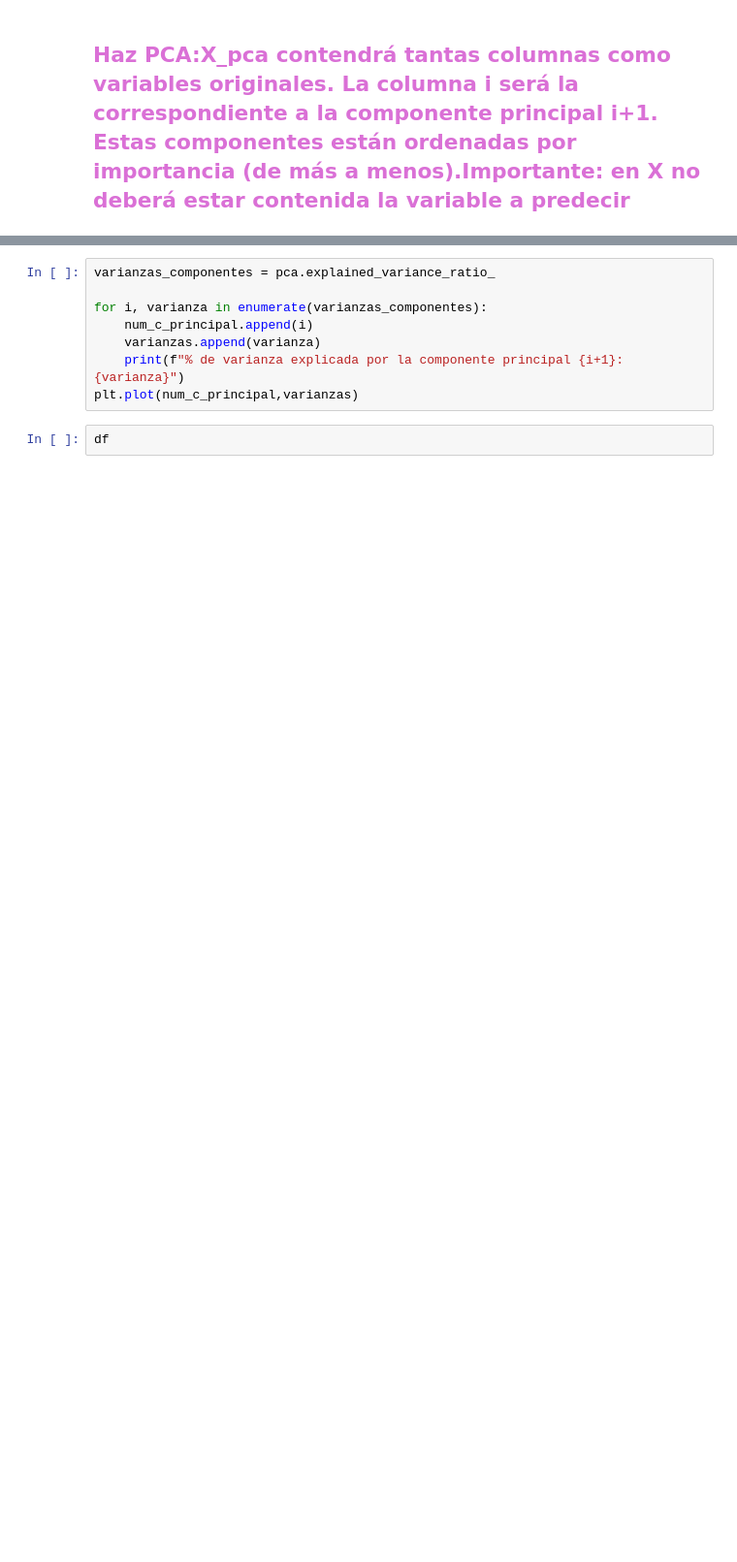
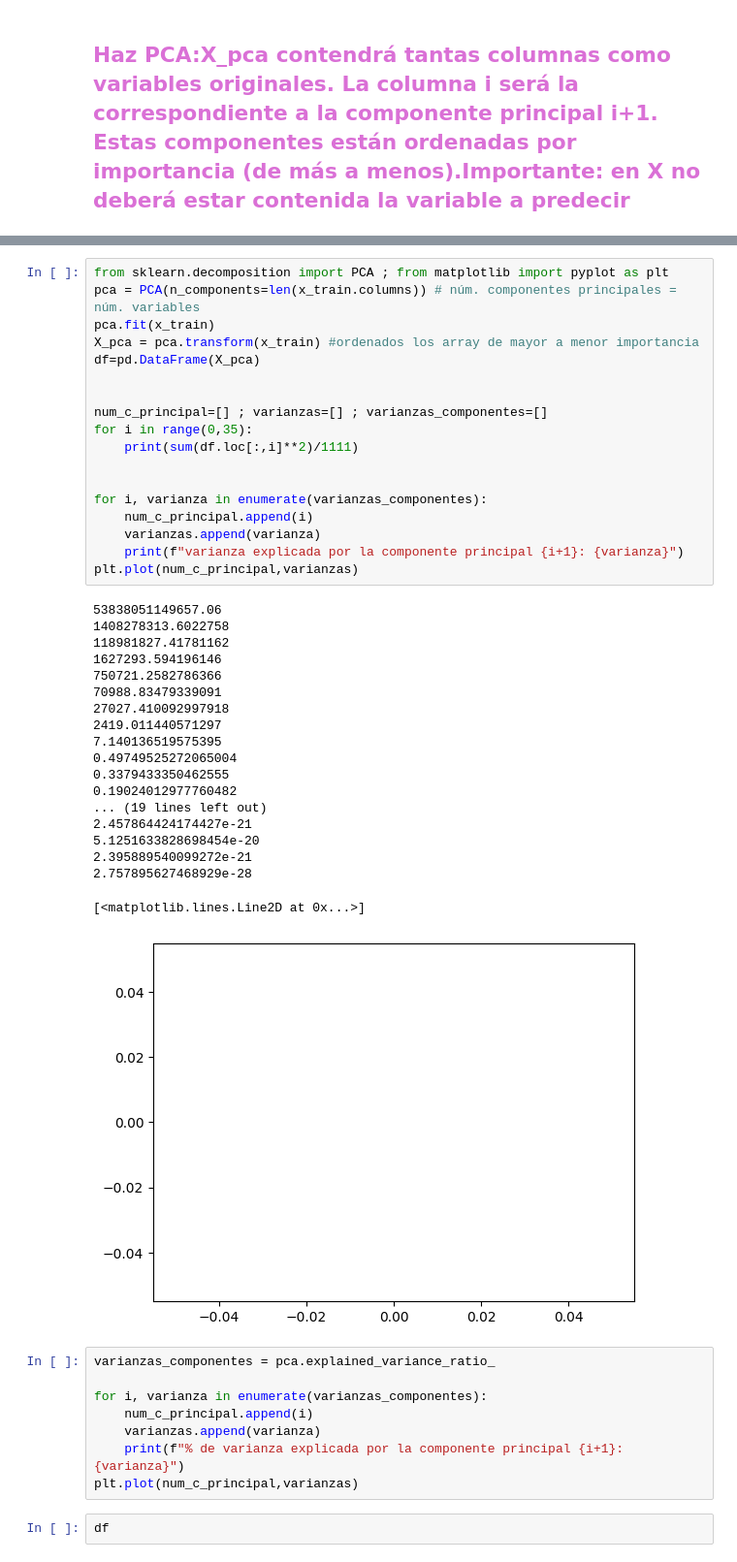
Before and after one commit to daviloncio/repositorio2, a Jupyter notebook: p4_aa/practica4.ipynb, the cells around one changed output, grey strips where cells are left out. Shown: that part at 97% size. Saved outputs shown, nothing was run; the diff lists cells and outputs as text; blank space fills up the shorter version.

```diff
--- a/p4_aa/practica4.ipynb
+++ b/p4_aa/practica4.ipynb
@@ -83,3 +131,41 @@ varianza explicada por la componente principal 25: 4.619719949345792e-34
+# %%
+from sklearn.decomposition import PCA ; from matplotlib import pyplot as plt
+pca = PCA(n_components=len(x_train.columns)) # núm. componentes principales = núm. variables
+pca.fit(x_train)
+X_pca = pca.transform(x_train) #ordenados los array de mayor a menor importancia
+df=pd.DataFrame(X_pca)
+
+
+num_c_principal=[] ; varianzas=[] ; varianzas_componentes=[]
+for i in range(0,35):
+    print(sum(df.loc[:,i]**2)/1111)
+
+
+for i, varianza in enumerate(varianzas_componentes):
+    num_c_principal.append(i)
+    varianzas.append(varianza)
+    print(f"varianza explicada por la componente principal {i+1}: {varianza}")
+plt.plot(num_c_principal,varianzas)
+# %% [output]
+53838051149657.06
+1408278313.6022758
+118981827.41781162
+1627293.594196146
+750721.2582786366
+70988.83479339091
+27027.410092997918
+2419.011440571297
+7.140136519575395
+0.49749525272065004
+0.3379433350462555
+0.19024012977760482
+... (19 lines left out)
+2.457864424174427e-21
+5.1251633828698454e-20
+2.395889540099272e-21
+2.757895627468929e-28
+[<matplotlib.lines.Line2D at 0x...>]
+[figure, added]
 # %%
 varianzas_componentes = pca.explained_variance_ratio_
 
```
Also changed, not shown: parts of 7 cells of this notebook, 3 other files.
